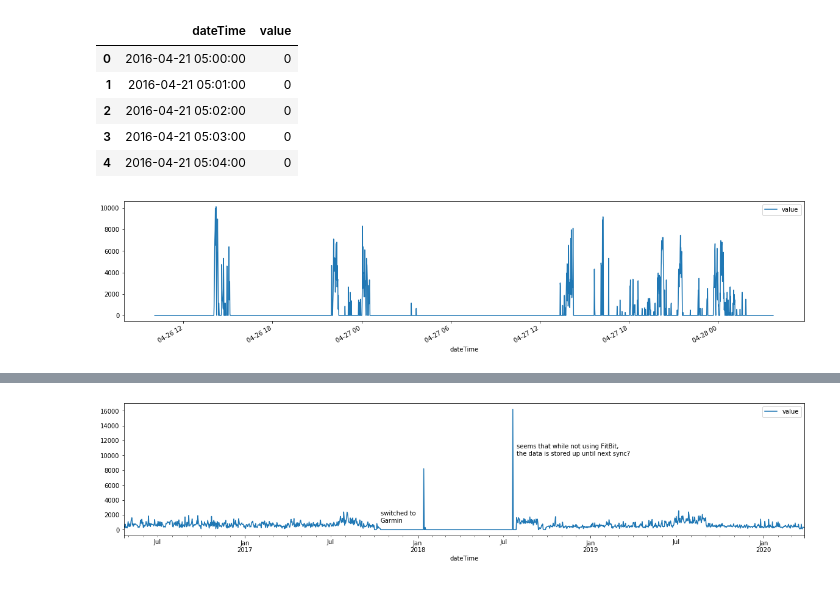
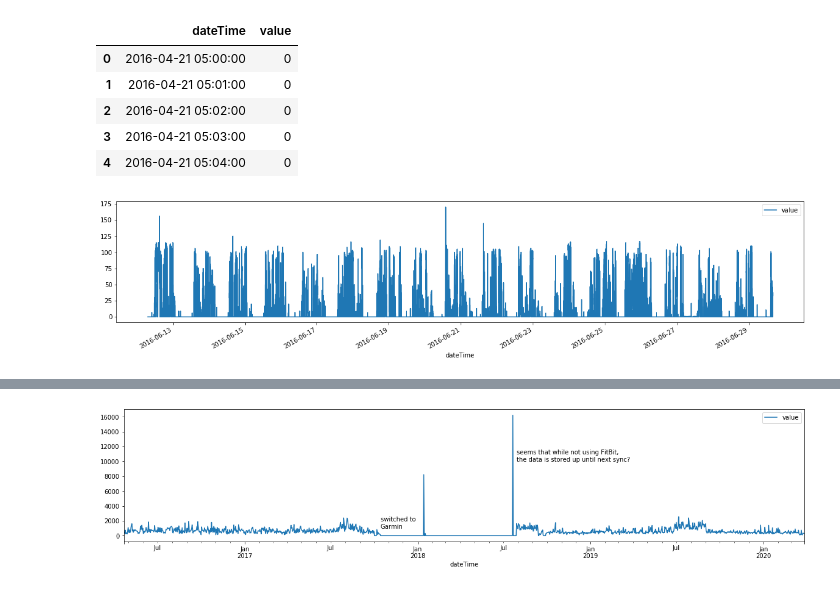
Before and after one commit to DanCorley/fitbit_data, a Jupyter notebook: fitbit.ipynb, the cells around one changed output, grey strips where cells are left out. Drawn from its saved outputs; the diff is of its cells as text; code cells hidden in the pictures.

Commit message:
add load func, step, oxy, sleep

```diff
--- a/fitbit.ipynb
+++ b/fitbit.ipynb
@@ -2,6 +2,4 @@
 import os, json
 import pandas as pd
 import matplotlib.pyplot as plt
-# %%
-list_dir = '../DanielCorley/user-site-export'
 # %%
@@ -21,0 +57,2 @@ number of files: 41
+# %%
+step_df = load_data('ste')
@@ -29,8 +73,8 @@ df.head()
 | 3 | 2016-04-21 05:03:00 | 0 |
 | 4 | 2016-04-21 05:04:00 | 0 |
 # %%
-df.set_index('dateTime', inplace=True)
+step_df.set_index('dateTime', inplace=True)
 # %%
-df[7500:10000].plot(figsize=(20,4));
+step_df[75000:100000].plot(figsize=(20,4));
 # %% [output]
-[figure, old version]
+[figure, new version]
```
Also changed, not shown: parts of 29 cells of this notebook.
